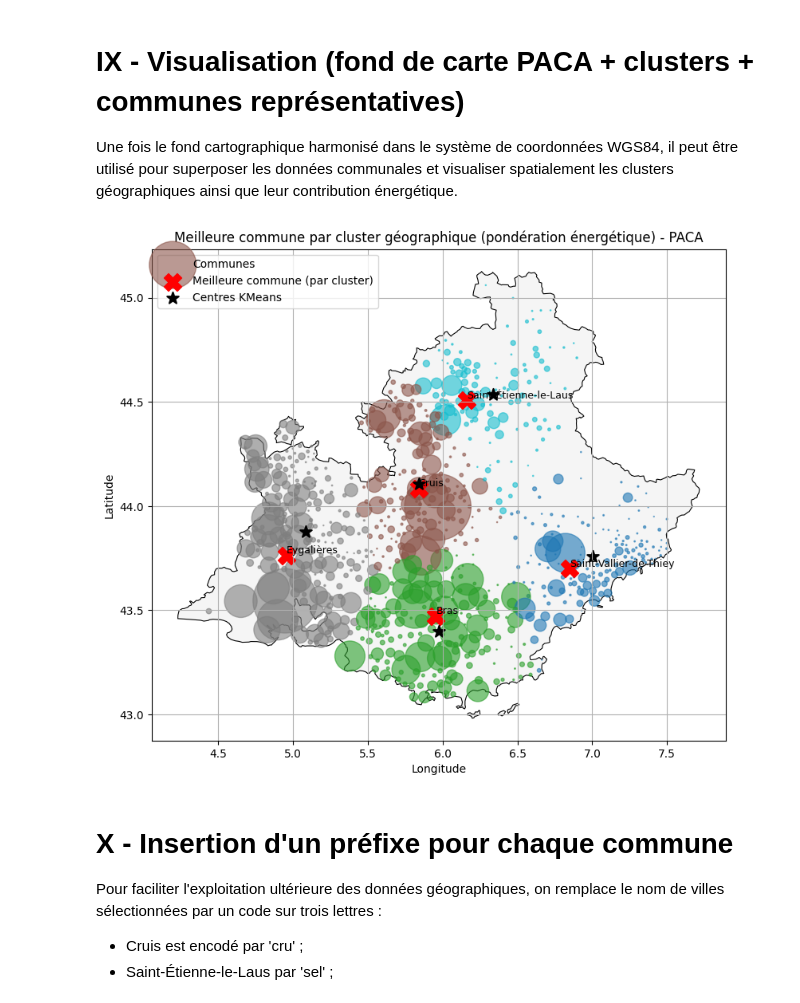
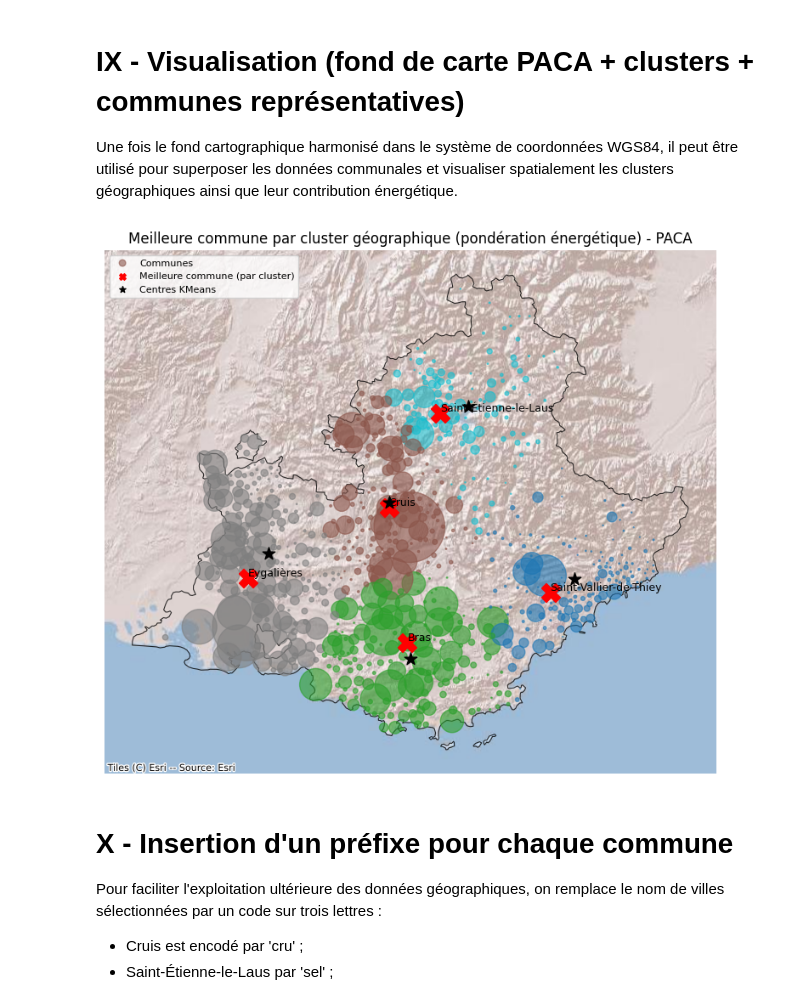
Before and after one commit to Math2935/aug25cds_variabilite, a Jupyter notebook: notebooks/01_Clustering/01_clustering_geographique.ipynb, the cells around one changed output. Cells and saved outputs as stored; diff of their text form; code cells hidden in the pictures.

Commit message:
correction path relatif 01_clustering et ajout fond de carte relief

```diff
--- a/notebooks/01_Clustering/01_clustering_geographique.ipynb
+++ b/notebooks/01_Clustering/01_clustering_geographique.ipynb
@@ -71,7 +71,7 @@ Le registre PV comprend notamment les variables suivantes:
 - **`energieannuelleglissanteproduite`** : énergie annuelle glissante produite par l'installation, exprimée en KWh.
 # %%
 # Répertoire des données d'entrée
-input_path = Path("../../data/local_data/input/")
+input_path = Path("../../data/local_data/01_Clustering/input/")
 
 # Répertoire des données de sortie
-output_path = Path("../../data/local_data/output/")
+output_path = Path("../../data/local_data/01_Clustering/output/")
@@ -576,70 +583,53 @@ else:
 # IX - Visualisation (fond de carte PACA + clusters + communes représentatives)
 Une fois le fond cartographique harmonisé dans le système de coordonnées WGS84, il peut être utilisé pour superposer les données communales et visualiser spatialement les clusters géographiques ainsi que leur contribution énergétique.
 # %%
-# Création de la figure et des axes pour la visualisation cartographique
+import contextily as ctx
+from pyproj import Transformer
+
 fig, ax = plt.subplots(figsize=(10, 8))
 
-# Affichage du fond de carte de la région PACA
-paca.plot(ax=ax, color="whitesmoke", edgecolor="black", linewidth=0.8)
+# Fond PACA reprojeté en Web Mercator (requis par contextily)
+paca_wm = paca.to_crs(epsg=3857)
+paca_wm.plot(ax=ax, color="none", edgecolor="black", linewidth=0.8, alpha=0.8)
+#ctx.add_basemap(ax, source=ctx.providers.Esri.WorldTopoMap)
+# Tuiles OSM
+#ctx.add_basemap(ax, source=ctx.providers.OpenStreetMap.Mapnik)
+ctx.add_basemap(ax, source=ctx.providers.Esri.WorldShadedRelief)
+#ctx.add_basemap(ax, source=ctx.providers.USGS.USImageryTopo)
 
-# Définition de la taille des points proportionnellement à l'énergie totale
-# (le facteur de division améliore la lisibilité de la carte)
+# Conversion lat/lon → Web Mercator pour les points
+transformer = Transformer.from_crs("epsg:4326", "epsg:3857", always_xy=True)
+
+xs, ys = transformer.transform(agg_geo["lon"].values, agg_geo["lat"].values)
 point_sizes = agg_geo["energie_totale"] / 50000
+ax.scatter(xs, ys, c=agg_geo["cluster_geo"], s=point_sizes, alpha=0.6, cmap="tab10", label="Communes")
 
-# Représentation des communes
-# - la couleur correspond au cluster géographique
-# - la taille des points est proportionnelle à l'énergie totale
-scatter_communes = ax.scatter(
-    agg_geo["lon"],
-    agg_geo["lat"],
-    c=agg_geo["cluster_geo"],
-    s=point_sizes,
-    alpha=0.6,
-    cmap="tab10",
-    label="Communes"
+xs_best, ys_best = transformer.transform(best_communes_df["lon"].values, best_communes_df["lat"].values)
+ax.scatter(xs_best, ys_best, c="red", s=250, marker="X", label="Meilleure commune (par cluster)")
+
+centroids = kmeans_geo.cluster_centers_
+xs_c, ys_c = transformer.transform(centroids[:, 1], centroids[:, 0])
+ax.scatter(xs_c, ys_c, marker="*", c="black", s=120, label="Centres KMeans")
+
+for (_, row), x, y in zip(best_communes_df.iterrows(), xs_best, ys_best):
+    ax.text(x, y, row["best_commune"], fontsize=9, ha="left", va="bottom")
+
+ax.set_axis_off()
+ax.set_title("Meilleure commune par cluster géographique (pondération énergétique) - PACA")
+
+from matplotlib.legend_handler import HandlerPathCollection
+
+ax.legend(
+    loc="upper left",
+    fontsize=8,
+    handler_map={type(scatter_communes): HandlerPathCollection(numpoints=1, sizes=[30])}
 )
 
-# Mise en évidence des communes représentatives de chaque cluster
-# (communes les plus proches du centroïde énergétique)
-ax.scatter(
-    best_communes_df["lon"],
-    best_communes_df["lat"],
-    c="red",
-    s=250,
-    marker="X",
-    label="Meilleure commune (par cluster)"
-)
 
-# Affichage des centroïdes issus de l'algorithme KMeans
-# cluster_centers_ est fourni sous la forme [latitude, longitude]
-centroids = kmeans_geo.cluster_centers_
-ax.scatter(
-    centroids[:, 1],  # longitude
-    centroids[:, 0],  # latitude
-    marker="*",
-    c='black',
-    s=120,
-    edgecolors="black",
-    linewidths=1.5,
-    label="Centres KMeans"
-)
-
-# Annotation des noms des communes représentatives
-for _, row in best_communes_df.iterrows():
-    ax.text(row["lon"], row["lat"], row["best_commune"],
-            fontsize=9, ha="left", va="bottom")
-
-ax.set_title("Meilleure commune par cluster géographique (pondération énergétique) - PACA")
-ax.set_xlabel("Longitude")
-ax.set_ylabel("Latitude")
-ax.grid(True)
-ax.legend(loc="upper left")
-
-# Sauvegarde de la figure
-plt.savefig(output_path / 'carte_paca_communes.png', dpi=600, bbox_inches="tight")
+plt.savefig(output_path / 'carte_paca_communes.png', dpi=300, bbox_inches="tight")
 plt.show()
 # %% [output]
-[figure, old version]
+[figure, new version]
 # %% [markdown]
 # X - Insertion d'un préfixe pour chaque commune
 
```
Also changed, not shown: parts of 1 cell of this notebook.
